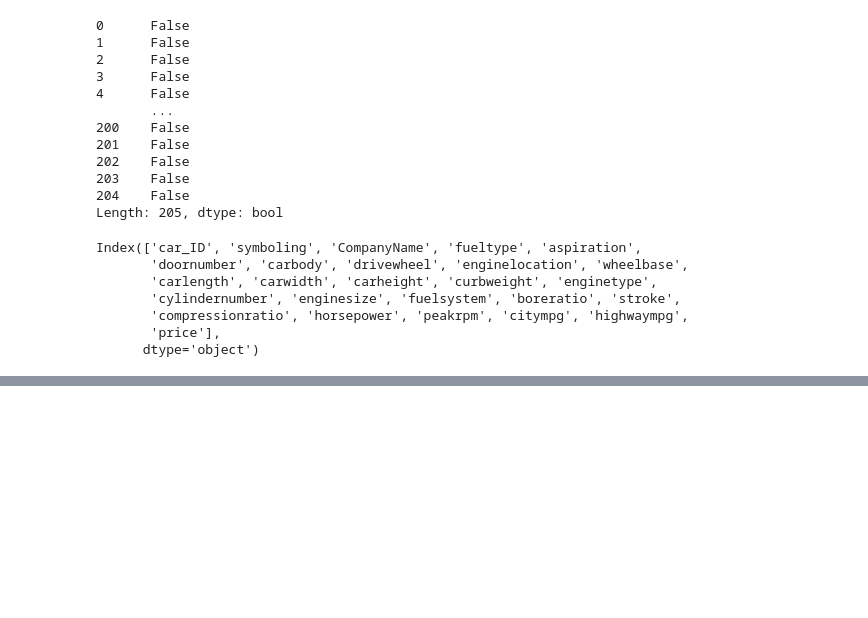
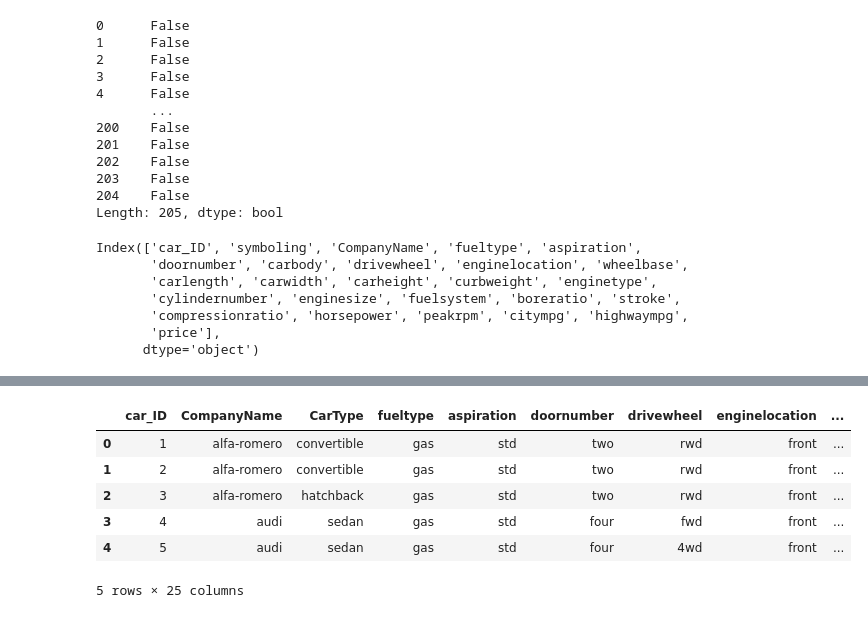
Before and after one commit to ihyamars07/Car-Analysis, a Jupyter notebook: UAS_CAR.ipynb, the cells around one changed output, grey strips where cells are left out. Drawn from its saved outputs; the diff is of its cells as text; code cells hidden in the pictures; blank space fills up the shorter version.

```diff
--- a/UAS_CAR.ipynb
+++ b/UAS_CAR.ipynb
@@ -175,0 +190,11 @@ Index(['car_ID', 'symboling', 'CompanyName', 'fueltype', 'aspiration',
+# %%
+ds.drop("symboling", axis=1, inplace=True)
+ds.head()
+# %% [output]
+|  | car_ID | CompanyName | CarType | fueltype | aspiration | doornumber | drivewheel | enginelocation | ... |
+| 0 | 1 | alfa-romero | convertible | gas | std | two | rwd | front | ... |
+| 1 | 2 | alfa-romero | convertible | gas | std | two | rwd | front | ... |
+| 2 | 3 | alfa-romero | hatchback | gas | std | two | rwd | front | ... |
+| 3 | 4 | audi | sedan | gas | std | four | fwd | front | ... |
+| 4 | 5 | audi | sedan | gas | std | four | 4wd | front | ... |
+5 rows × 25 columns
```
Also changed, not shown: parts of 3 cells of this notebook.
